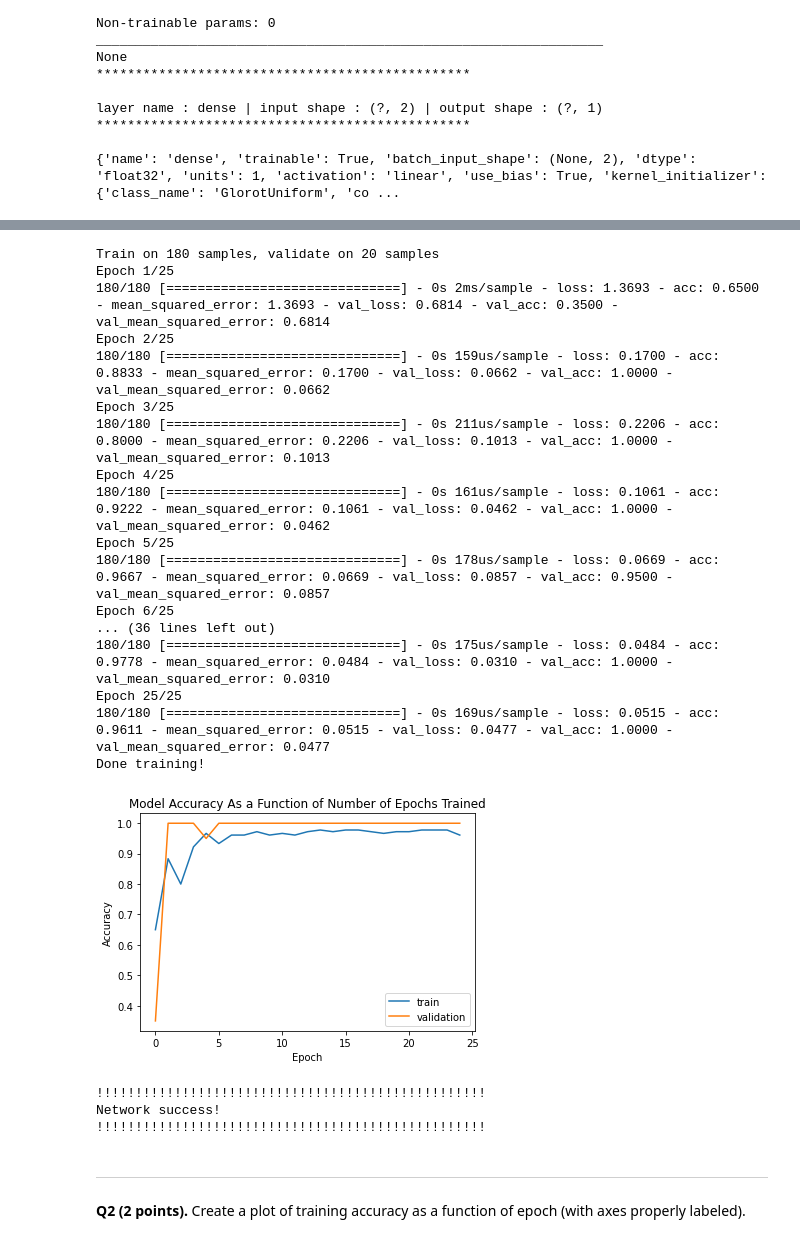
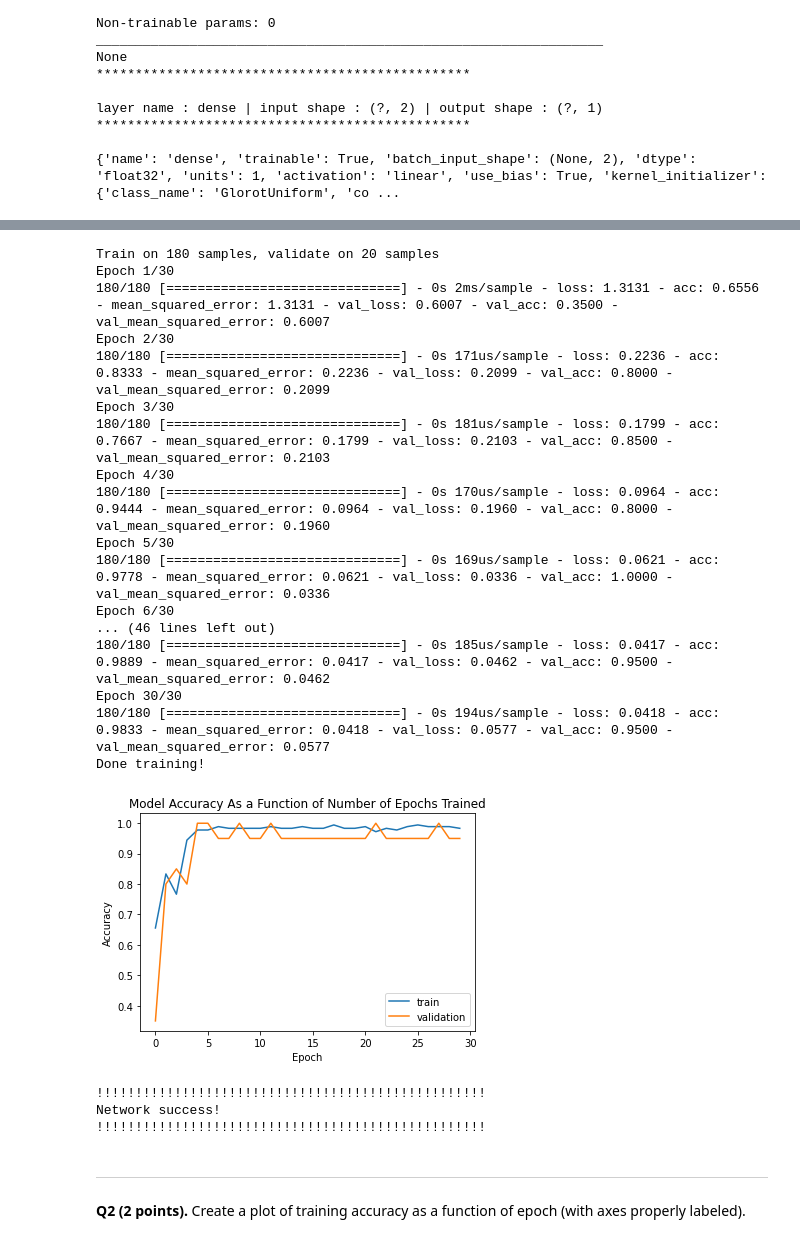
Before and after one commit to kdmalc/CompNeuro, a Jupyter notebook: 05_single_layer_NN/Homework5_Malcolm.ipynb, the cells around one changed output, grey strips where cells are left out. Cells and saved outputs as stored; diff of their text form; code cells hidden in the pictures.

```diff
--- a/05_single_layer_NN/Homework5_Malcolm.ipynb
+++ b/05_single_layer_NN/Homework5_Malcolm.ipynb
@@ -184,50 +183,50 @@ print(train_array[100,:])
 # sets # training epochs, validation (described later), and batch_size
 #
 # set verbose=True to see training unfold
 
-num_epochs = 25
+num_epochs = 30
 
 network = create_network()
 history = network.fit(train_array,
                       train_labels_onehot,
                       verbose=True,
                       validation_split=.1,
                       epochs=num_epochs,
                       batch_size=20)
 print('Done training!')
 plot_model_acc(history)
 
 mean = sum(history.history['acc'][-20:])/len(history.history['acc'][-20:])
 upper = mean * 1.005 > history.history['acc'][-6]
 lower = mean * 0.995 < history.history['acc'][-6]
 
 if upper and lower:
     print("!!!!!!!!!!!!!!!!!!!!!!!!!!!!!!!!!!!!!!!!!!!!!!!!!!")
     print("Network success!")
     print("!!!!!!!!!!!!!!!!!!!!!!!!!!!!!!!!!!!!!!!!!!!!!!!!!!")
 else:
     print("!!!!!!!!!!!!!!!!!!!!!!!!!!!!!!!!!!!!!!!!!!!!!!!!!!")
     print("Network failure")
     print("!!!!!!!!!!!!!!!!!!!!!!!!!!!!!!!!!!!!!!!!!!!!!!!!!!")
 # %% [output]
 Train on 180 samples, validate on 20 samples
-Epoch 1/25
-180/180 [==============================] - 0s 2ms/sample - loss: 1.3693 - acc: 0.6500 - mean_squared_error: 1.3693 - val_loss: 0.6814 - val_acc: 0.3500 - val_mean_squared_error: 0.6814
-Epoch 2/25
-180/180 [==============================] - 0s 159us/sample - loss: 0.1700 - acc: 0.8833 - mean_squared_error: 0.1700 - val_loss: 0.0662 - val_acc: 1.0000 - val_mean_squared_error: 0.0662
-Epoch 3/25
-180/180 [==============================] - 0s 211us/sample - loss: 0.2206 - acc: 0.8000 - mean_squared_error: 0.2206 - val_loss: 0.1013 - val_acc: 1.0000 - val_mean_squared_error: 0.1013
-Epoch 4/25
-180/180 [==============================] - 0s 161us/sample - loss: 0.1061 - acc: 0.9222 - mean_squared_error: 0.1061 - val_loss: 0.0462 - val_acc: 1.0000 - val_mean_squared_error: 0.0462
-Epoch 5/25
-180/180 [==============================] - 0s 178us/sample - loss: 0.0669 - acc: 0.9667 - mean_squared_error: 0.0669 - val_loss: 0.0857 - val_acc: 0.9500 - val_mean_squared_error: 0.0857
-Epoch 6/25
-... (36 lines left out)
-180/180 [==============================] - 0s 175us/sample - loss: 0.0484 - acc: 0.9778 - mean_squared_error: 0.0484 - val_loss: 0.0310 - val_acc: 1.0000 - val_mean_squared_error: 0.0310
-Epoch 25/25
-180/180 [==============================] - 0s 169us/sample - loss: 0.0515 - acc: 0.9611 - mean_squared_error: 0.0515 - val_loss: 0.0477 - val_acc: 1.0000 - val_mean_squared_error: 0.0477
+Epoch 1/30
+180/180 [==============================] - 0s 2ms/sample - loss: 1.3131 - acc: 0.6556 - mean_squared_error: 1.3131 - val_loss: 0.6007 - val_acc: 0.3500 - val_mean_squared_error: 0.6007
+Epoch 2/30
+180/180 [==============================] - 0s 171us/sample - loss: 0.2236 - acc: 0.8333 - mean_squared_error: 0.2236 - val_loss: 0.2099 - val_acc: 0.8000 - val_mean_squared_error: 0.2099
+Epoch 3/30
+180/180 [==============================] - 0s 181us/sample - loss: 0.1799 - acc: 0.7667 - mean_squared_error: 0.1799 - val_loss: 0.2103 - val_acc: 0.8500 - val_mean_squared_error: 0.2103
+Epoch 4/30
+180/180 [==============================] - 0s 170us/sample - loss: 0.0964 - acc: 0.9444 - mean_squared_error: 0.0964 - val_loss: 0.1960 - val_acc: 0.8000 - val_mean_squared_error: 0.1960
+Epoch 5/30
+180/180 [==============================] - 0s 169us/sample - loss: 0.0621 - acc: 0.9778 - mean_squared_error: 0.0621 - val_loss: 0.0336 - val_acc: 1.0000 - val_mean_squared_error: 0.0336
+Epoch 6/30
+... (46 lines left out)
+180/180 [==============================] - 0s 185us/sample - loss: 0.0417 - acc: 0.9889 - mean_squared_error: 0.0417 - val_loss: 0.0462 - val_acc: 0.9500 - val_mean_squared_error: 0.0462
+Epoch 30/30
+180/180 [==============================] - 0s 194us/sample - loss: 0.0418 - acc: 0.9833 - mean_squared_error: 0.0418 - val_loss: 0.0577 - val_acc: 0.9500 - val_mean_squared_error: 0.0577
 Done training!
-[figure, old version]
+[figure, new version]
 !!!!!!!!!!!!!!!!!!!!!!!!!!!!!!!!!!!!!!!!!!!!!!!!!!
 Network success!
 !!!!!!!!!!!!!!!!!!!!!!!!!!!!!!!!!!!!!!!!!!!!!!!!!!
```
Also changed, not shown: parts of 13 cells of this notebook.
